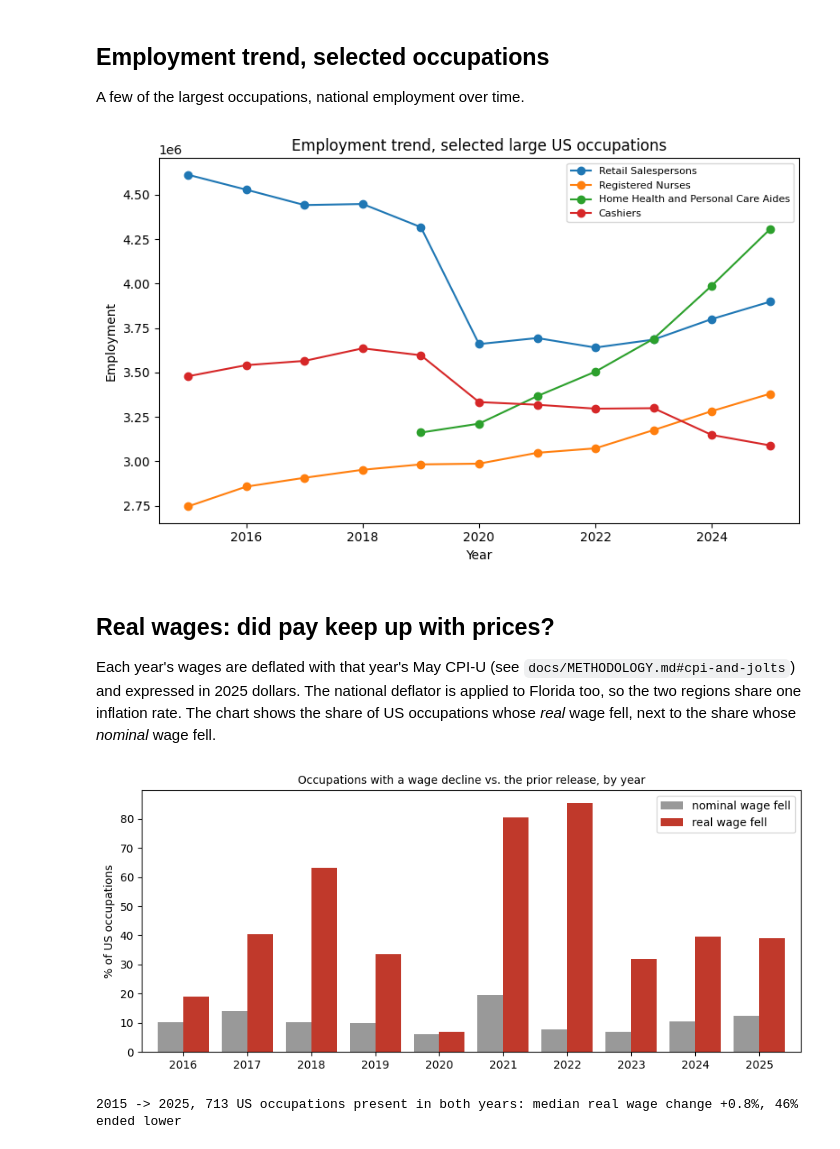
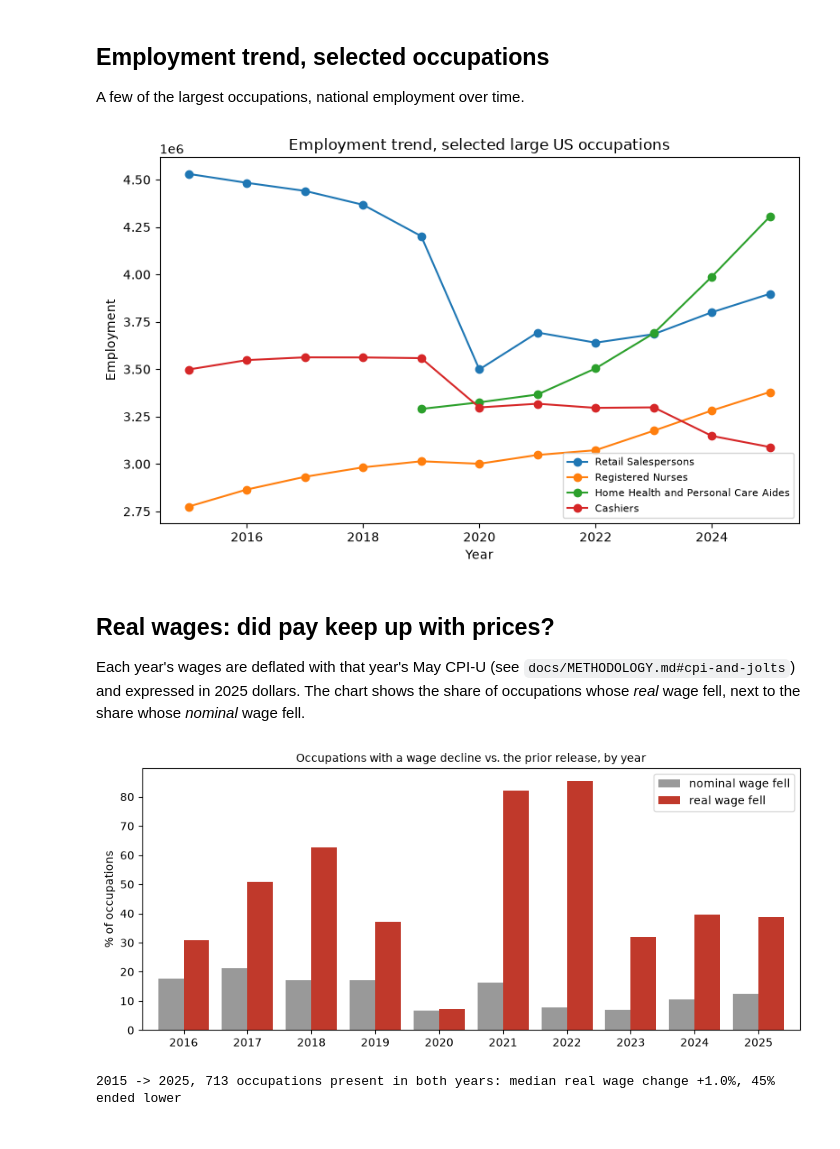
Before and after one commit to brianravelo28/occupation-employment-wage-explorer, a Jupyter notebook: notebooks/01_eda_occupation_panel.ipynb, the cells around one changed output. Cells and saved outputs as stored; diff of their text form; code cells hidden in the pictures.

```diff
--- a/notebooks/01_eda_occupation_panel.ipynb
+++ b/notebooks/01_eda_occupation_panel.ipynb
@@ -143,39 +110,39 @@ A few of the largest occupations, national employment over time.
 # %%
 occupations_of_interest = ["Retail Salespersons", "Registered Nurses", "Home Health and Personal Care Aides", "Cashiers"]
 fig, ax = plt.subplots(figsize=(8, 5))
 for title in occupations_of_interest:
-    sub = df[(df["occ_title"] == title) & (df["region"] == "US")].sort_values("year")
+    sub = df[df["occ_title"] == title].sort_values("year")
     if sub.empty:
         continue
     ax.plot(sub["year"], sub["employment_level"], marker="o", label=title)
 ax.set_xlabel("Year")
 ax.set_ylabel("Employment")
 ax.set_title("Employment trend, selected large US occupations")
 ax.legend(fontsize=8)
 plt.tight_layout()
 plt.show()
 # %% [output]
-[figure, old version]
+[figure, new version]
 # %% [markdown]
 ## Real wages: did pay keep up with prices?
 
-Each year's wages are deflated with that year's May CPI-U (see `docs/METHODOLOGY.md#cpi-and-jolts`) and expressed in 2025 dollars. The national deflator is applied to Florida too, so the two regions share one inflation rate. The chart shows the share of US occupations whose *real* wage fell, next to the share whose *nominal* wage fell.
+Each year's wages are deflated with that year's May CPI-U (see `docs/METHODOLOGY.md#cpi-and-jolts`) and expressed in 2025 dollars. The chart shows the share of occupations whose *real* wage fell, next to the share whose *nominal* wage fell.
 # %%
-us = df[df["region"] == "US"]
+us = df
 share = pd.DataFrame({
     "nominal wage fell": us["wage_growth_yoy_pct"].dropna().lt(0).groupby(us["year"]).mean() * 100,
     "real wage fell": us["real_wage_growth_yoy_pct"].dropna().lt(0).groupby(us["year"]).mean() * 100,
 }).dropna()
 ax = share.plot(kind="bar", figsize=(9, 4), color=["#999999", "#c0392b"], width=0.8)
-ax.set_ylabel("% of US occupations"); ax.set_xlabel("")
+ax.set_ylabel("% of occupations"); ax.set_xlabel("")
 ax.set_title("Occupations with a wage decline vs. the prior release, by year", fontsize=10)
 plt.xticks(rotation=0); plt.tight_layout(); plt.show()
 
 first, last = df["year"].min(), df["year"].max()
 span = us.pivot(index="occ_code", columns="year", values="wage_annual_mean_real").dropna(subset=[first, last])
 change = (span[last] / span[first] - 1) * 100
-print(f"{first} -> {last}, {len(change)} US occupations present in both years: median real wage change {change.median():+.1f}%, "
+print(f"{first} -> {last}, {len(change)} occupations present in both years: median real wage change {change.median():+.1f}%, "
       f"{(change < 0).mean():.0%} ended lower")
 # %% [output]
-[figure, old version]
+[figure, new version]
-2015 -> 2025, 713 US occupations present in both years: median real wage change +0.8%, 46% ended lower
+2015 -> 2025, 713 occupations present in both years: median real wage change +1.0%, 45% ended lower
```
Also changed, not shown: parts of 9 cells of this notebook, 32 other files.
